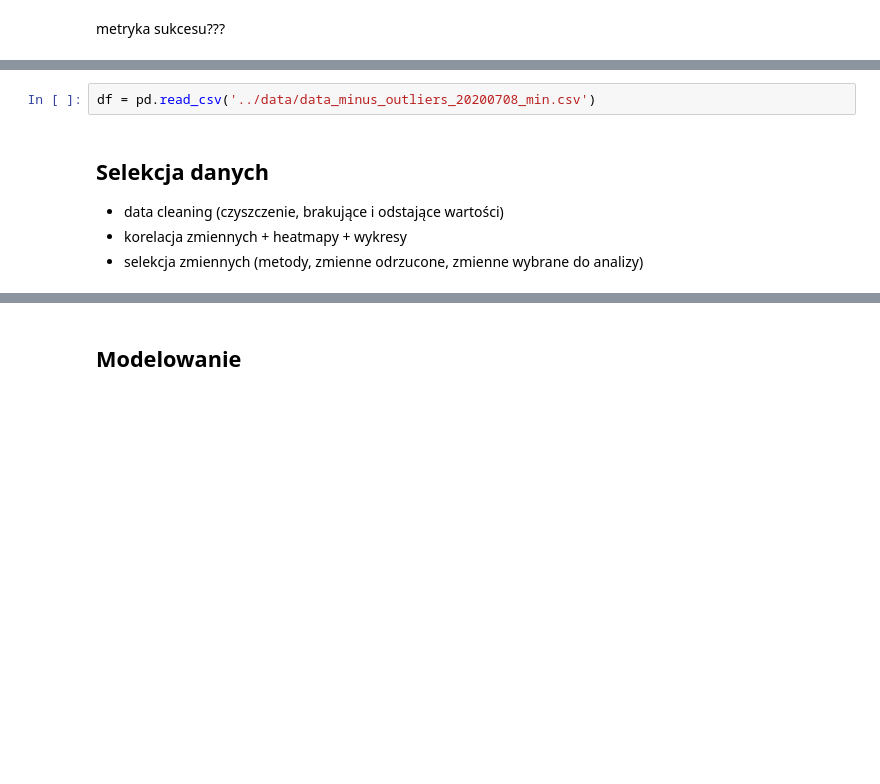
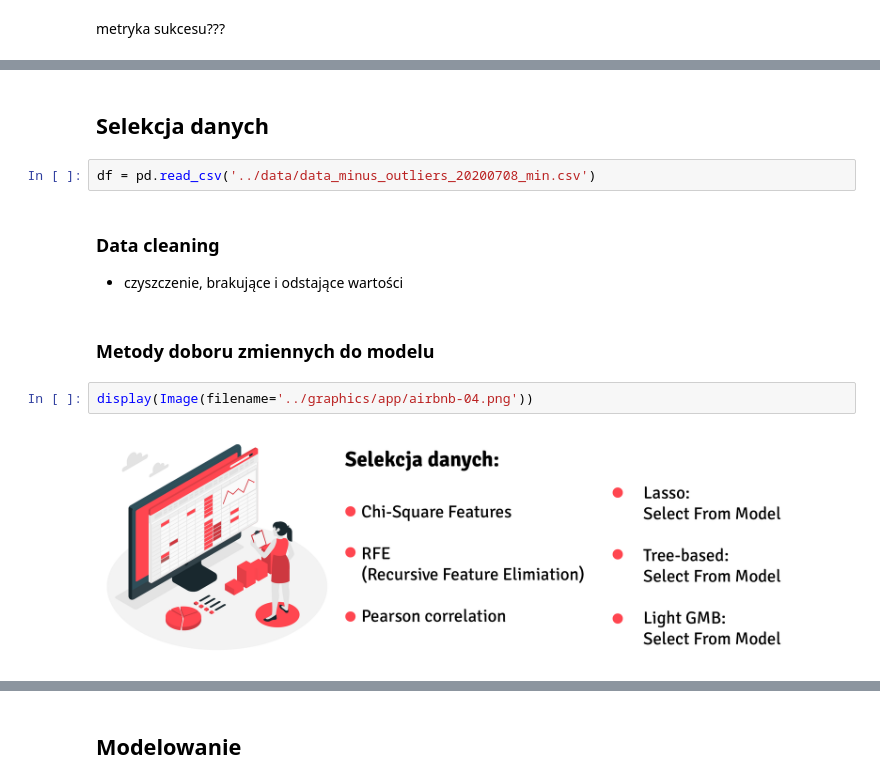
Before and after one commit to infoshareacademy/jdsz5-matrix, a Jupyter notebook: ML/results/app_projket_ml_JK.ipynb, the cells around one changed output, grey strips where cells are left out. Saved outputs shown, nothing was run; the diff lists cells and outputs as text; blank space fills up the shorter version.

```diff
--- a/ML/results/app_projket_ml_JK.ipynb
+++ b/ML/results/app_projket_ml_JK.ipynb
@@ -21,7 +58,13 @@ metryka sukcesu???
+# %% [markdown]
+## Selekcja danych
 # %%
 df = pd.read_csv('../data/data_minus_outliers_20200708_min.csv')
 # %% [markdown]
-## Selekcja danych
-- data cleaning (czyszczenie, brakujące i odstające wartości)
-- korelacja zmiennych + heatmapy + wykresy
-- selekcja zmiennych (metody, zmienne odrzucone, zmienne wybrane do analizy)
+### Data cleaning
+- czyszczenie, brakujące i odstające wartości
+# %% [markdown]
+### Metody doboru zmiennych do modelu
+# %%
+display(Image(filename='../graphics/app/airbnb-04.png'))
+# %% [output]
+[figure, added]
```
Also changed, not shown: parts of 23 cells of this notebook.
